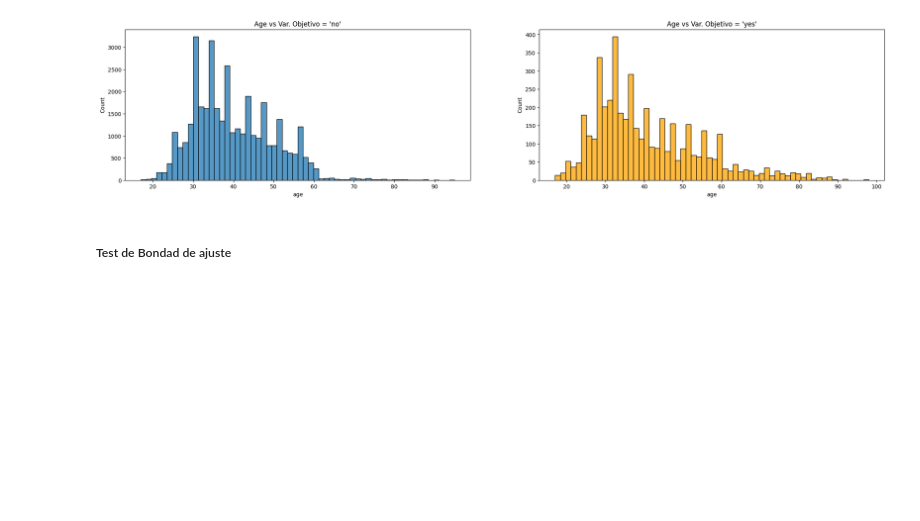
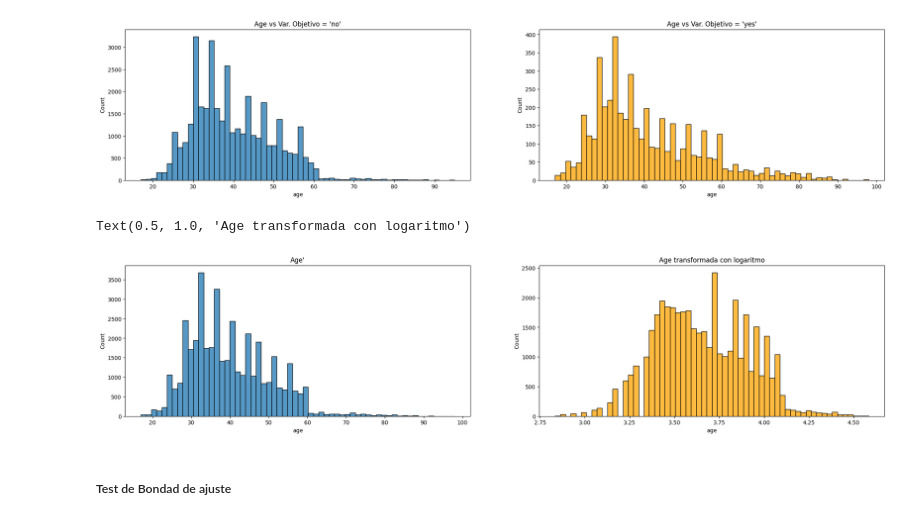
Before and after one commit to Hemersson7/Estadistica, a Jupyter notebook: Tarea1.ipynb, the cells around one changed output. Cells and saved outputs as stored; diff of their text form; code cells hidden in the pictures; blank space fills up the shorter version.

```diff
--- a/Tarea1.ipynb
+++ b/Tarea1.ipynb
@@ -278,6 +278,17 @@ axes[1].set_title("Age vs Var. Objetivo = 'yes'")
 # %% [output]
 Text(0.5, 1.0, "Age vs Var. Objetivo = 'yes'")
 [figure]
+# %%
+fig, axes = plt.subplots (1,2, figsize = (25,5))
+
+age_log = np.log(data["age"])
+sns.histplot(data, x = "age", ax = axes[0], bins = 60)
+sns.histplot(age_log, ax = axes[1], color = "orange", bins = 60)
+axes[0].set_title("Age'")
+axes[1].set_title("Age transformada con logaritmo")
+# %% [output]
+Text(0.5, 1.0, 'Age transformada con logaritmo')
+[figure, added]
 # %% [markdown]
 ##### Test de Bondad de ajuste
 # %%
```
Also changed, not shown: parts of 16 cells of this notebook.
